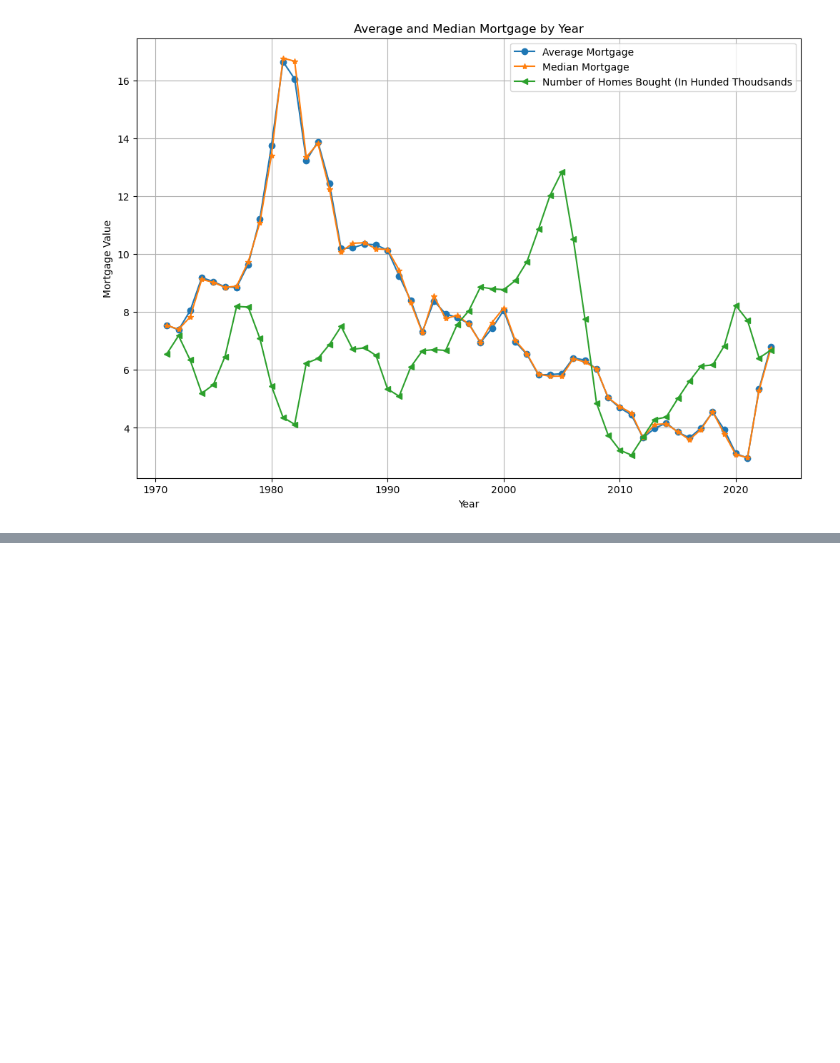
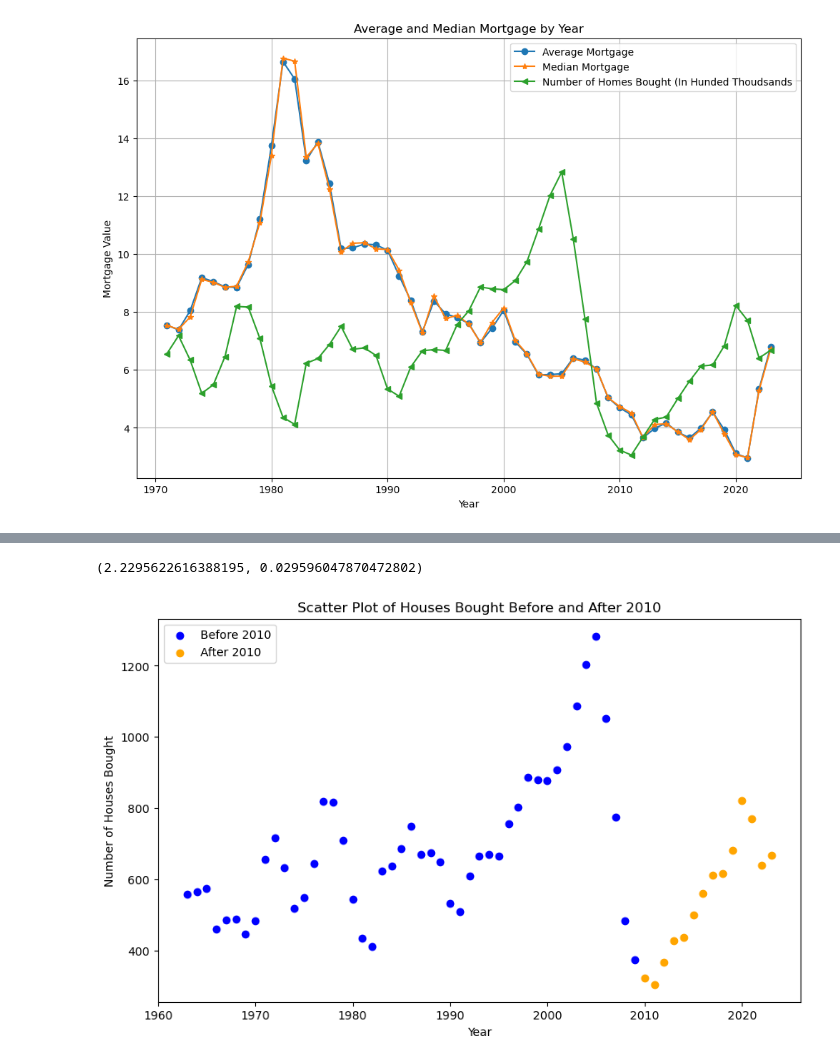
Before and after one commit to isfund/BootCampProject1, a Jupyter notebook: seth_project_work.ipynb, the cells around one changed output, grey strips where cells are left out. Saved outputs shown, nothing was run; the diff lists cells and outputs as text; code cells hidden in the pictures; blank space fills up the shorter version.

```diff
--- a/seth_project_work.ipynb
+++ b/seth_project_work.ipynb
@@ -178,0 +204,30 @@ College (4 or more years) R-squared: 0.016004236573359424
+# %%
+before_2010 = homes_df[homes_df["Year"] < 2010]["Total (USA)"]
+after_2010 = homes_df[homes_df["Year"] >= 2010]["Total (USA)"]
+
+t_stat, p_value = ttest_ind(before_2010, after_2010)
+
+t_stat, p_value
+# %% [output]
+(2.2295622616388195, 0.029596047870472802)
+# %%
+# Scatter plot
+plt.figure(figsize=(10, 6))
+
+x_before = homes_df[homes_df["Year"] < 2010]["Year"]
+y_before = before_2010
+
+x_after = homes_df[homes_df["Year"] >= 2010]["Year"]
+y_after = after_2010
+
+plt.scatter(x_before, y_before, color='blue', label='Before 2010')
+
+plt.scatter(x_after, y_after, color='orange', label='After 2010')
+
+plt.xlabel('Year')
+plt.ylabel('Number of Houses Bought')
+plt.title('Scatter Plot of Houses Bought Before and After 2010')
+plt.legend(loc='upper left')
+plt.show()
+# %% [output]
+[figure, added]
```
Also changed, not shown: parts of 5 cells of this notebook, 1 other file.
